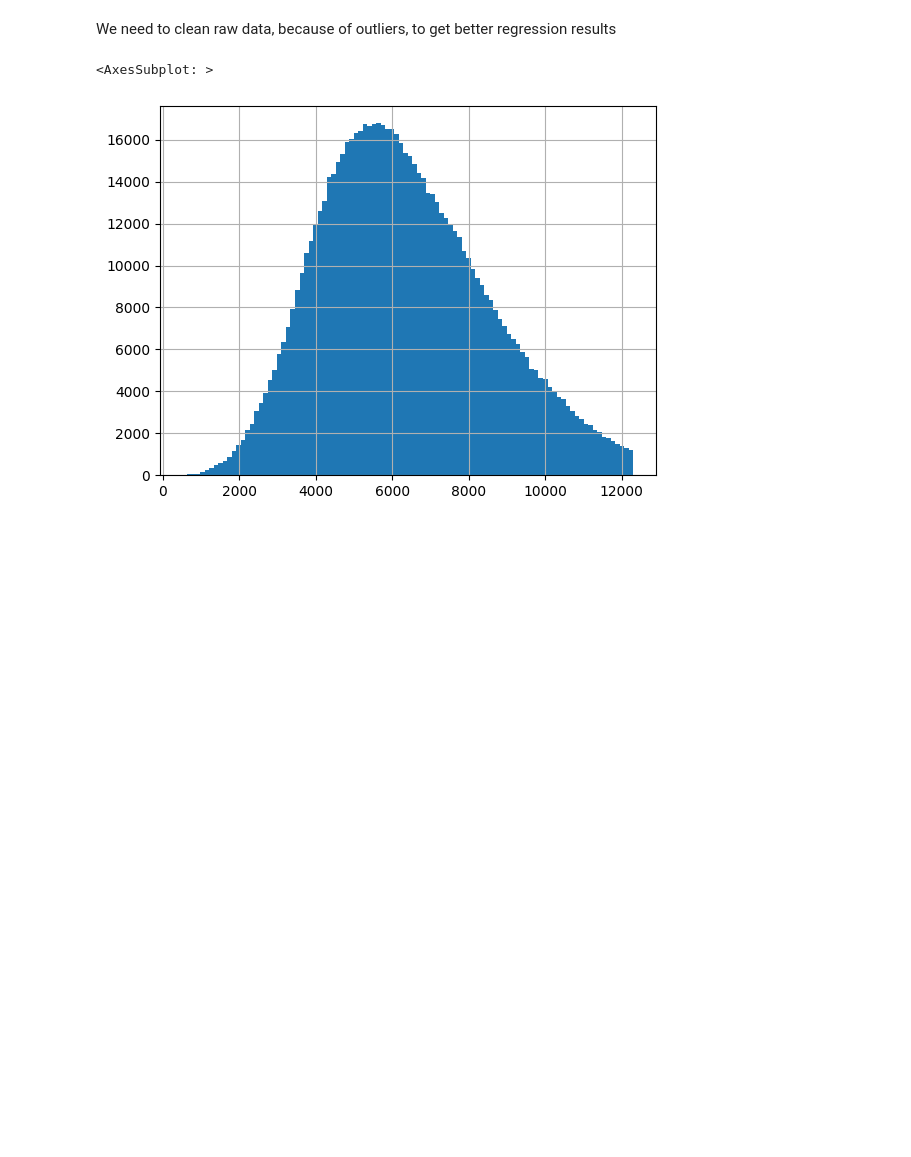
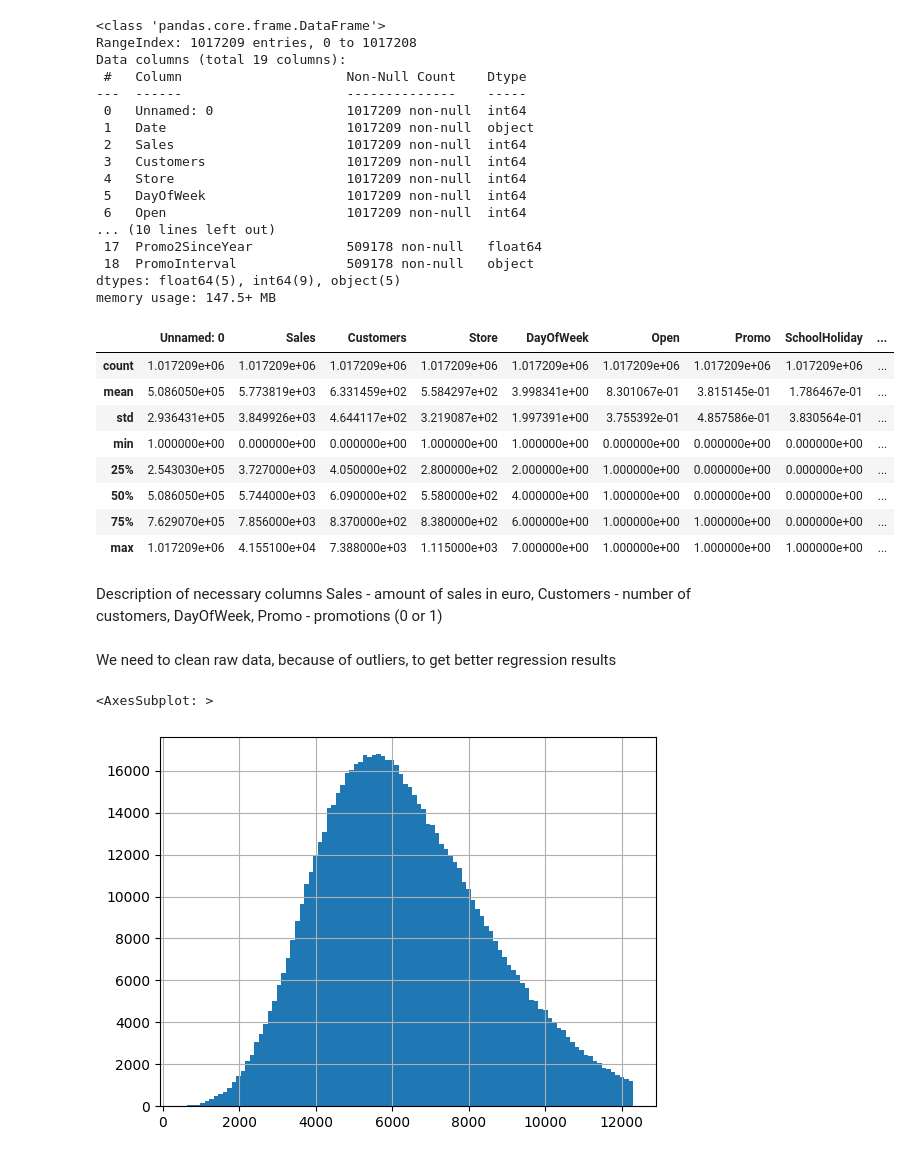
Before and after one commit to MathewShuvarikov/Python_and_R, a Jupyter notebook: Regression/RossmannSales.ipynb, the cells around one changed output. Drawn from its saved outputs; the diff is of its cells as text; code cells hidden in the pictures; blank space fills up the shorter version.

```diff
--- a/Regression/RossmannSales.ipynb
+++ b/Regression/RossmannSales.ipynb
@@ -9,6 +9,40 @@ import statsmodels.stats.api as sms
 # %%
 # download dataframe (sales in Rossmann Supermarkets)
 df = pd.read_csv('path_to_file', low_memory=False)
+# %%
+# info about data
+df.info()
+df.describe()
+# %% [output]
+<class 'pandas.core.frame.DataFrame'>
+RangeIndex: 1017209 entries, 0 to 1017208
+Data columns (total 19 columns):
+ #   Column                     Non-Null Count    Dtype
+---  ------                     --------------    -----
+ 0   Unnamed: 0                 1017209 non-null  int64
+ 1   Date                       1017209 non-null  object
+ 2   Sales                      1017209 non-null  int64
+ 3   Customers                  1017209 non-null  int64
+ 4   Store                      1017209 non-null  int64
+ 5   DayOfWeek                  1017209 non-null  int64
+ 6   Open                       1017209 non-null  int64
+... (10 lines left out)
+ 17  Promo2SinceYear            509178 non-null   float64
+ 18  PromoInterval              509178 non-null   object
+dtypes: float64(5), int64(9), object(5)
+memory usage: 147.5+ MB
+|  | Unnamed: 0 | Sales | Customers | Store | DayOfWeek | Open | Promo | SchoolHoliday | ... |
+| count | 1.017209e+06 | 1.017209e+06 | 1.017209e+06 | 1.017209e+06 | 1.017209e+06 | 1.017209e+06 | 1.017209e+06 | 1.017209e+06 | ... |
+| mean | 5.086050e+05 | 5.773819e+03 | 6.331459e+02 | 5.584297e+02 | 3.998341e+00 | 8.301067e-01 | 3.815145e-01 | 1.786467e-01 | ... |
+| std | 2.936431e+05 | 3.849926e+03 | 4.644117e+02 | 3.219087e+02 | 1.997391e+00 | 3.755392e-01 | 4.857586e-01 | 3.830564e-01 | ... |
+| min | 1.000000e+00 | 0.000000e+00 | 0.000000e+00 | 1.000000e+00 | 1.000000e+00 | 0.000000e+00 | 0.000000e+00 | 0.000000e+00 | ... |
+| 25% | 2.543030e+05 | 3.727000e+03 | 4.050000e+02 | 2.800000e+02 | 2.000000e+00 | 1.000000e+00 | 0.000000e+00 | 0.000000e+00 | ... |
+| 50% | 5.086050e+05 | 5.744000e+03 | 6.090000e+02 | 5.580000e+02 | 4.000000e+00 | 1.000000e+00 | 0.000000e+00 | 0.000000e+00 | ... |
+| 75% | 7.629070e+05 | 7.856000e+03 | 8.370000e+02 | 8.380000e+02 | 6.000000e+00 | 1.000000e+00 | 1.000000e+00 | 0.000000e+00 | ... |
+| max | 1.017209e+06 | 4.155100e+04 | 7.388000e+03 | 1.115000e+03 | 7.000000e+00 | 1.000000e+00 | 1.000000e+00 | 1.000000e+00 | ... |
+# %% [markdown]
+Description of necessary columns
+Sales - amount of sales in euro, Customers - number of customers, DayOfWeek, Promo - promotions (0 or 1)
 # %% [markdown]
 We need to clean raw data, because of outliers, to get better regression results
 # %%
```
Also changed, not shown: parts of 2 cells of this notebook.
